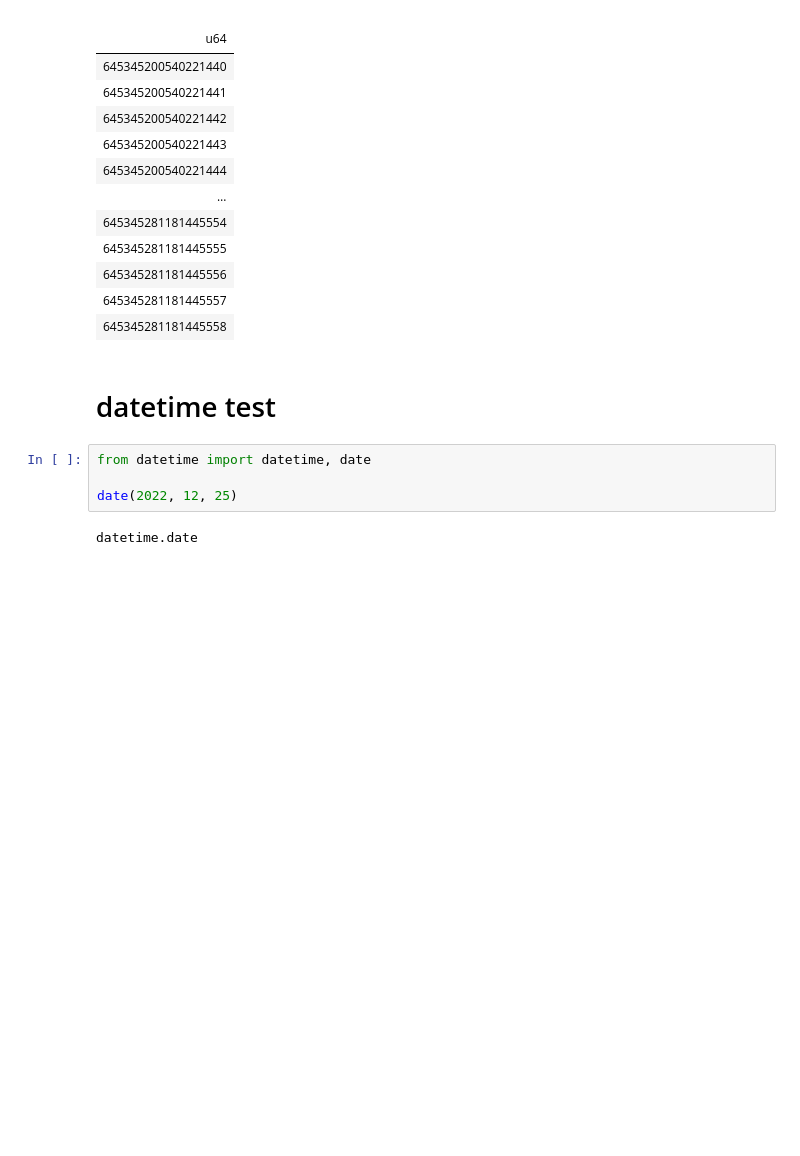
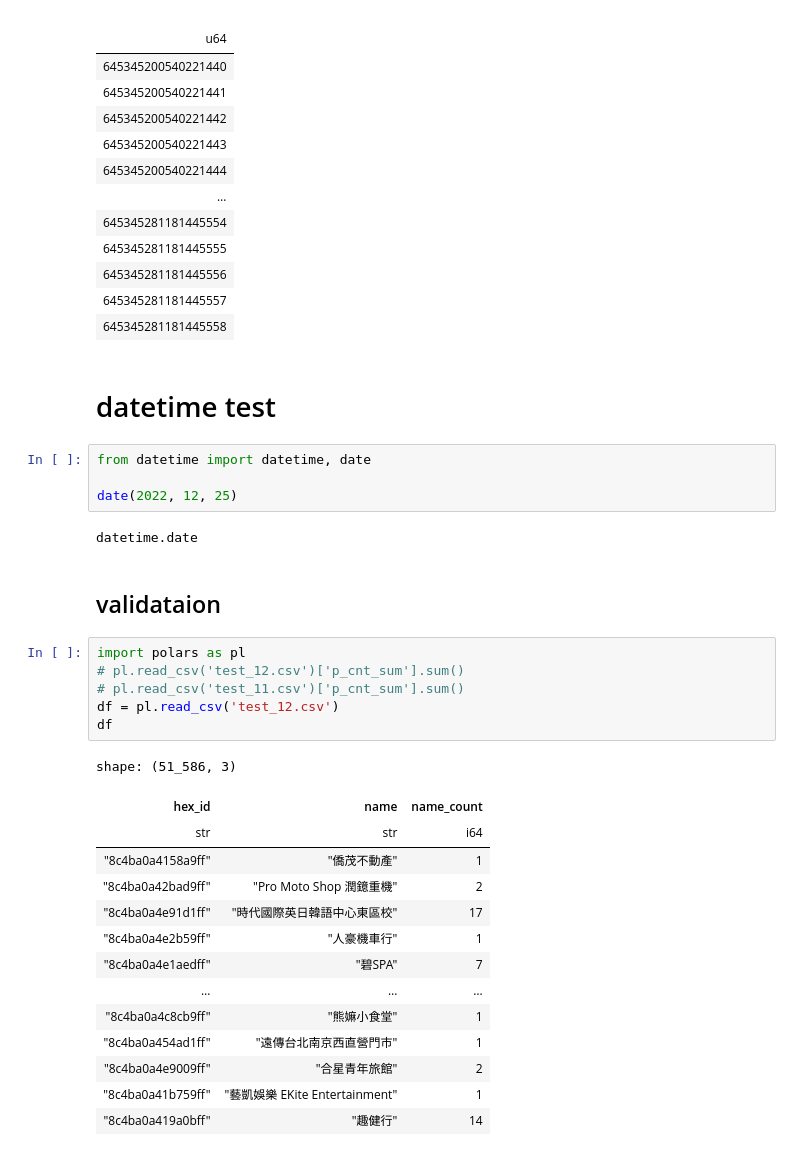
Before and after one commit to CityScience-TaipeiTech/h3_aggregation, a Jupyter notebook: test.ipynb, the cells around one changed output. Saved outputs shown, nothing was run; the diff lists cells and outputs as text; blank space fills up the shorter version.

```diff
--- a/test.ipynb
+++ b/test.ipynb
@@ -383,3 +383,26 @@ from datetime import datetime, date
 date(2022, 12, 25)
 # %% [output]
 datetime.date
+# %% [markdown]
+## validataion
+# %%
+import polars as pl
+# pl.read_csv('test_12.csv')['p_cnt_sum'].sum()
+# pl.read_csv('test_11.csv')['p_cnt_sum'].sum()
+df = pl.read_csv('test_12.csv')
+df
+# %% [output]
+shape: (51_586, 3)
+| hex_id | name | name_count |
+| str | str | i64 |
+| "8c4ba0a4158a9ff" | "僑茂不動產" | 1 |
+| "8c4ba0a42bad9ff" | "Pro Moto Shop 潤鐿重機" | 2 |
+| "8c4ba0a4e91d1ff" | "時代國際英日韓語中心東區校" | 17 |
+| "8c4ba0a4e2b59ff" | "人豪機車行" | 1 |
+| "8c4ba0a4e1aedff" | "碧SPA" | 7 |
+| … | … | … |
+| "8c4ba0a4c8cb9ff" | "熊嫲小食堂" | 1 |
+| "8c4ba0a454ad1ff" | "遠傳台北南京西直營門市" | 1 |
+| "8c4ba0a4e9009ff" | "合星青年旅館" | 2 |
+| "8c4ba0a41b759ff" | "藝凱娛樂 EKite Entertainment" | 1 |
+| "8c4ba0a419a0bff" | "趣健行" | 14 |
```
Also changed, not shown: parts of 1 cell of this notebook, 12 other files.
